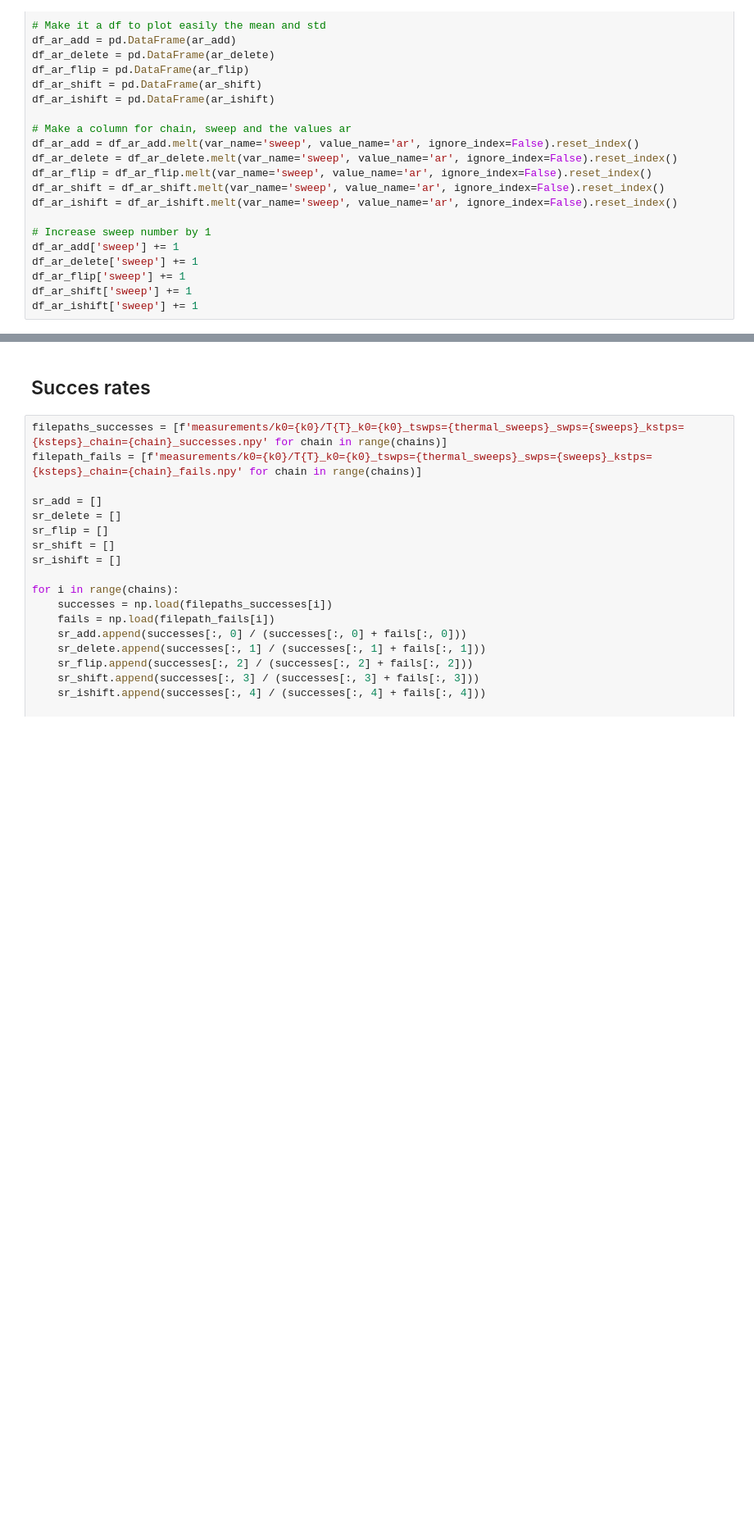
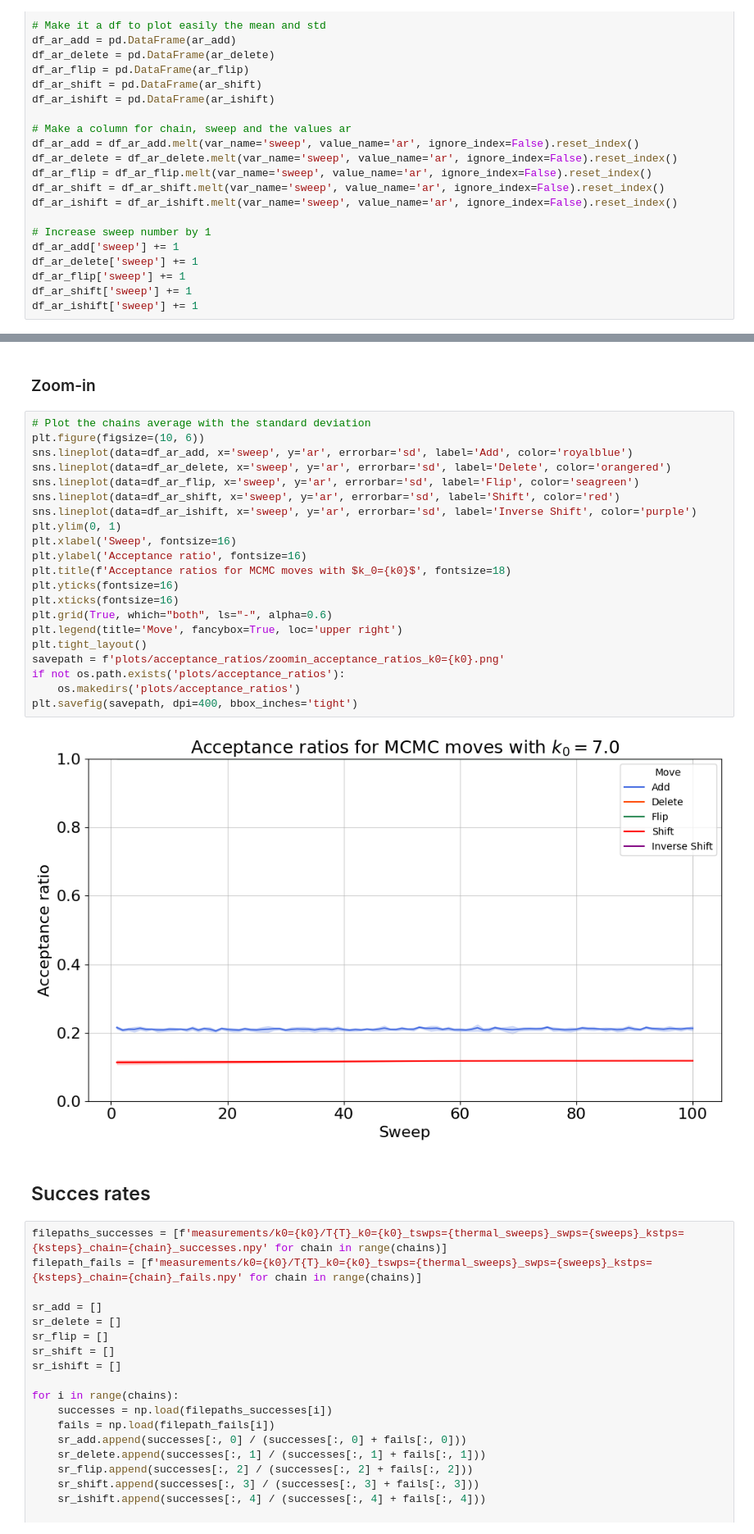
Before and after one commit to sedadenboer/CDT, a Jupyter notebook: src/2+1/experiments/analysis_thermal.ipynb, the cells around one changed output, grey strips where cells are left out. Shown: that part at 82% size. Cells and saved outputs as stored; diff of their text form; blank space fills up the shorter version.

```diff
--- a/src/2+1/experiments/analysis_thermal.ipynb
+++ b/src/2+1/experiments/analysis_thermal.ipynb
@@ -187,3 +187,28 @@ plt.savefig(savepath, dpi=400, bbox_inches='tight')
+# %% [markdown]
+### Zoom-in
+# %%
+# Plot the chains average with the standard deviation
+plt.figure(figsize=(10, 6))
+sns.lineplot(data=df_ar_add, x='sweep', y='ar', errorbar='sd', label='Add', color='royalblue')
+sns.lineplot(data=df_ar_delete, x='sweep', y='ar', errorbar='sd', label='Delete', color='orangered')
+sns.lineplot(data=df_ar_flip, x='sweep', y='ar', errorbar='sd', label='Flip', color='seagreen')
+sns.lineplot(data=df_ar_shift, x='sweep', y='ar', errorbar='sd', label='Shift', color='red')
+sns.lineplot(data=df_ar_ishift, x='sweep', y='ar', errorbar='sd', label='Inverse Shift', color='purple')
+plt.ylim(0, 1)
+plt.xlabel('Sweep', fontsize=16)
+plt.ylabel('Acceptance ratio', fontsize=16)
+plt.title(f'Acceptance ratios for MCMC moves with $k_0={k0}$', fontsize=18)
+plt.yticks(fontsize=16)
+plt.xticks(fontsize=16)
+plt.grid(True, which="both", ls="-", alpha=0.6)
+plt.legend(title='Move', fancybox=True, loc='upper right')
+plt.tight_layout()
+savepath = f'plots/acceptance_ratios/zoomin_acceptance_ratios_k0={k0}.png'
+if not os.path.exists('plots/acceptance_ratios'):
+    os.makedirs('plots/acceptance_ratios')
+plt.savefig(savepath, dpi=400, bbox_inches='tight')
+# %% [output]
+[figure, added]
 # %% [markdown]
 ## Succes rates
 # %%
```
Also changed, not shown: parts of 12 cells of this notebook, 4 other files.
